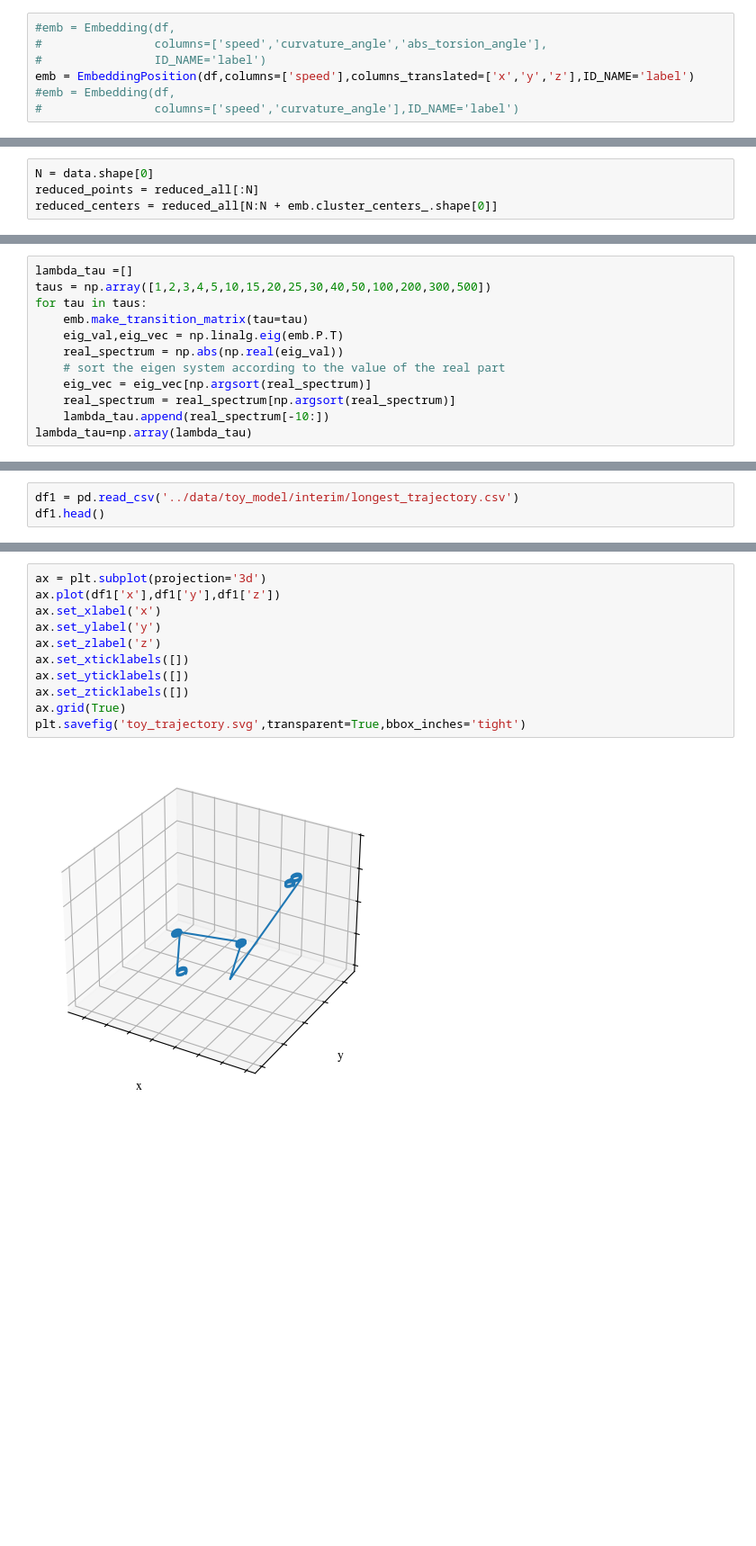
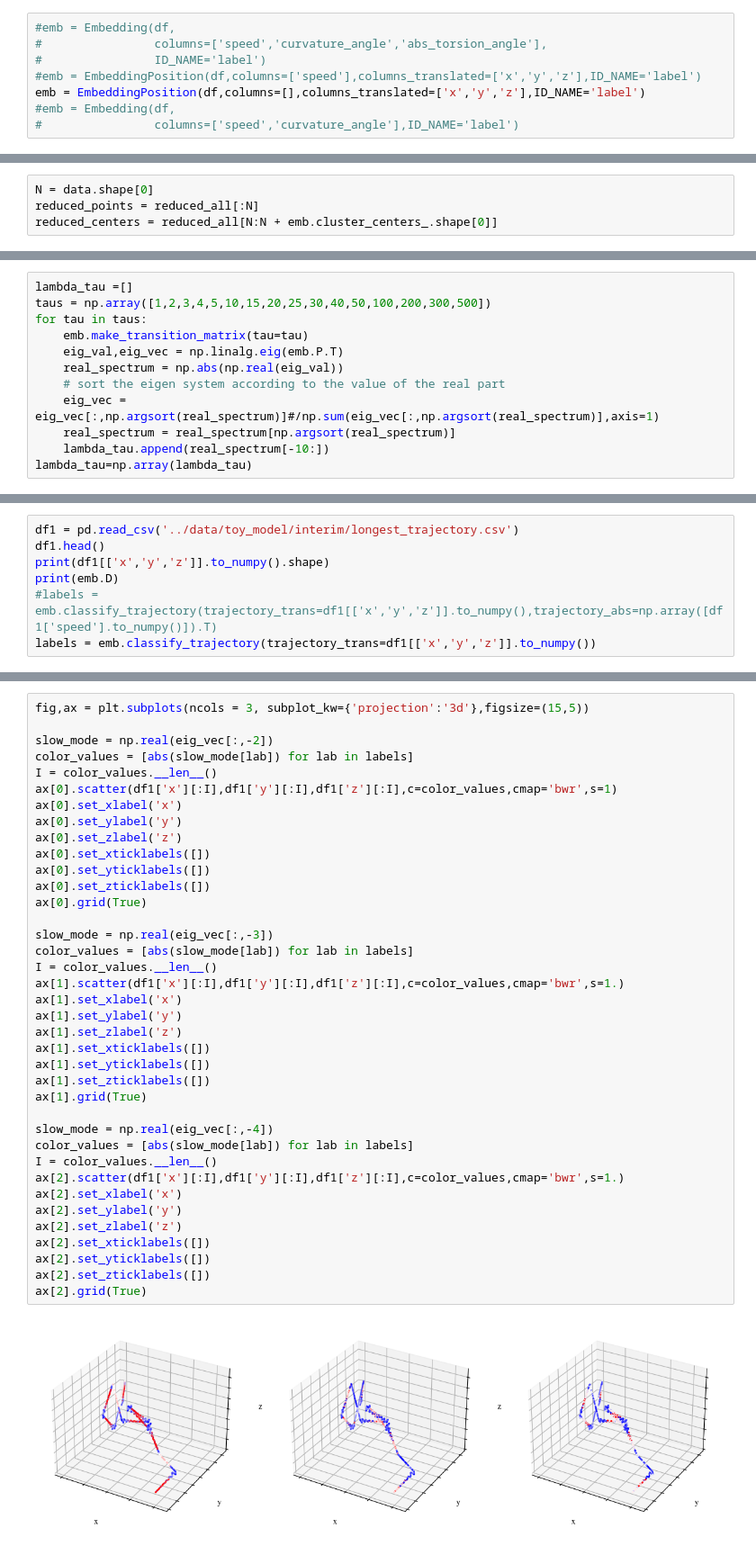
Before and after one commit to HugoLeRoy94/ClusterAnalysis, a Jupyter notebook: unit_test/test_embedding_toy_model.ipynb, the cells around one changed output, grey strips where cells are left out. Shown at 90% size. Cells and saved outputs as stored; diff of their text form; blank space fills up the shorter version.

```diff
--- a/unit_test/test_embedding_toy_model.ipynb
+++ b/unit_test/test_embedding_toy_model.ipynb
@@ -58,7 +58,8 @@ ax2.set_yticks([-3,0,3])
 #emb = Embedding(df,
 #                columns=['speed','curvature_angle','abs_torsion_angle'],
 #                ID_NAME='label')
-emb = EmbeddingPosition(df,columns=['speed'],columns_translated=['x','y','z'],ID_NAME='label')
+#emb = EmbeddingPosition(df,columns=['speed'],columns_translated=['x','y','z'],ID_NAME='label')
+emb = EmbeddingPosition(df,columns=[],columns_translated=['x','y','z'],ID_NAME='label')
 #emb = Embedding(df,
 #                columns=['speed','curvature_angle'],ID_NAME='label')
 # %%
@@ -181,7 +181,7 @@ for tau in taus:
     eig_val,eig_vec = np.linalg.eig(emb.P.T)
     real_spectrum = np.abs(np.real(eig_val))
     # sort the eigen system according to the value of the real part
-    eig_vec = eig_vec[np.argsort(real_spectrum)]
+    eig_vec = eig_vec[:,np.argsort(real_spectrum)]#/np.sum(eig_vec[:,np.argsort(real_spectrum)],axis=1)
     real_spectrum = real_spectrum[np.argsort(real_spectrum)]
     lambda_tau.append(real_spectrum[-10:])
 lambda_tau=np.array(lambda_tau)
@@ -311,4 +357,8 @@ ax.plot(traj[:,0],traj[:,1],traj[:,2])
 # %%
 df1 = pd.read_csv('../data/toy_model/interim/longest_trajectory.csv')
 df1.head()
+print(df1[['x','y','z']].to_numpy().shape)
+print(emb.D)
+#labels = emb.classify_trajectory(trajectory_trans=df1[['x','y','z']].to_numpy(),trajectory_abs=np.array([df1['speed'].to_numpy()]).T)
+labels = emb.classify_trajectory(trajectory_trans=df1[['x','y','z']].to_numpy())
 # %% [output]
@@ -321,13 +367,40 @@ df1.head()
 # %%
-ax = plt.subplot(projection='3d')
-ax.plot(df1['x'],df1['y'],df1['z'])
-ax.set_xlabel('x')
-ax.set_ylabel('y')
-ax.set_zlabel('z')
-ax.set_xticklabels([])
-ax.set_yticklabels([])
-ax.set_zticklabels([])
-ax.grid(True)
-plt.savefig('toy_trajectory.svg',transparent=True,bbox_inches='tight')
+fig,ax = plt.subplots(ncols = 3, subplot_kw={'projection':'3d'},figsize=(15,5))
+
+slow_mode = np.real(eig_vec[:,-2])
+color_values = [abs(slow_mode[lab]) for lab in labels]
+I = color_values.__len__()
+ax[0].scatter(df1['x'][:I],df1['y'][:I],df1['z'][:I],c=color_values,cmap='bwr',s=1)
+ax[0].set_xlabel('x')
+ax[0].set_ylabel('y')
+ax[0].set_zlabel('z')
+ax[0].set_xticklabels([])
+ax[0].set_yticklabels([])
+ax[0].set_zticklabels([])
+ax[0].grid(True)
+
+slow_mode = np.real(eig_vec[:,-3])
+color_values = [abs(slow_mode[lab]) for lab in labels]
+I = color_values.__len__()
+ax[1].scatter(df1['x'][:I],df1['y'][:I],df1['z'][:I],c=color_values,cmap='bwr',s=1.)
+ax[1].set_xlabel('x')
+ax[1].set_ylabel('y')
+ax[1].set_zlabel('z')
+ax[1].set_xticklabels([])
+ax[1].set_yticklabels([])
+ax[1].set_zticklabels([])
+ax[1].grid(True)
+
+slow_mode = np.real(eig_vec[:,-4])
+color_values = [abs(slow_mode[lab]) for lab in labels]
+I = color_values.__len__()
+ax[2].scatter(df1['x'][:I],df1['y'][:I],df1['z'][:I],c=color_values,cmap='bwr',s=1.)
+ax[2].set_xlabel('x')
+ax[2].set_ylabel('y')
+ax[2].set_zlabel('z')
+ax[2].set_xticklabels([])
+ax[2].set_yticklabels([])
+ax[2].set_zticklabels([])
+ax[2].grid(True)
 # %% [output]
-[figure, old version]
+[figure, new version]
```
Also changed, not shown: parts of 24 cells of this notebook, 2 other files.
